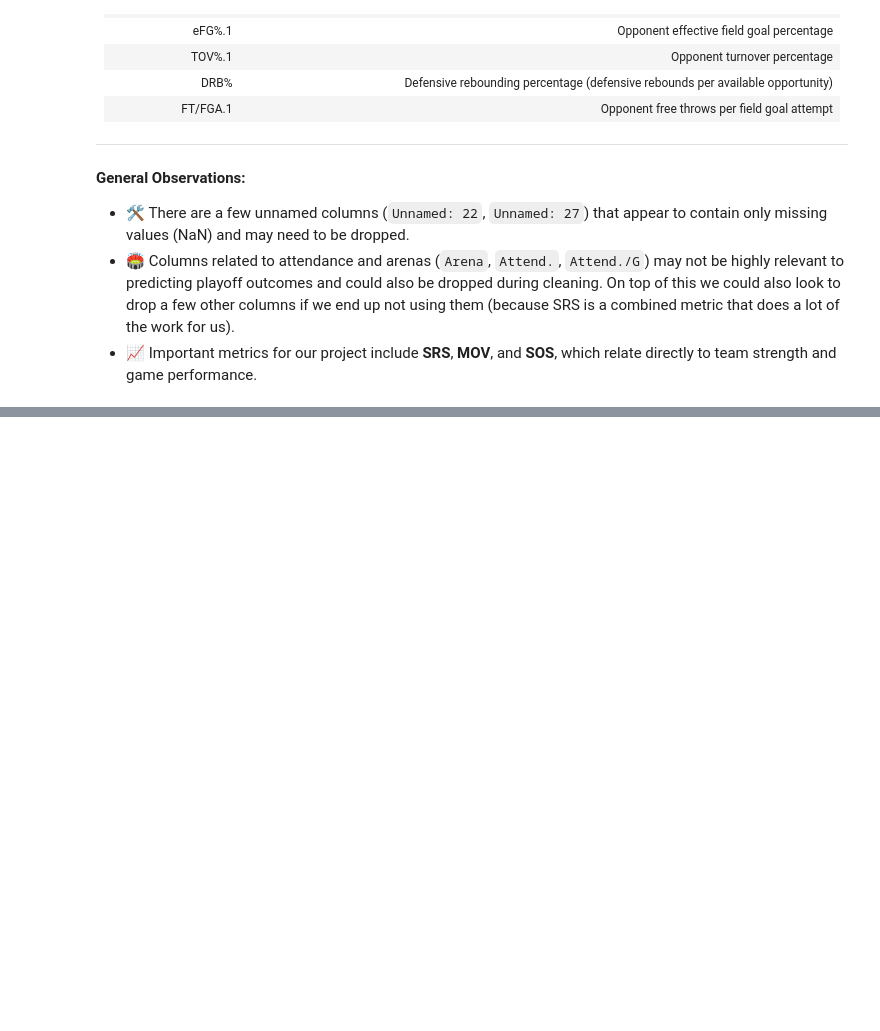
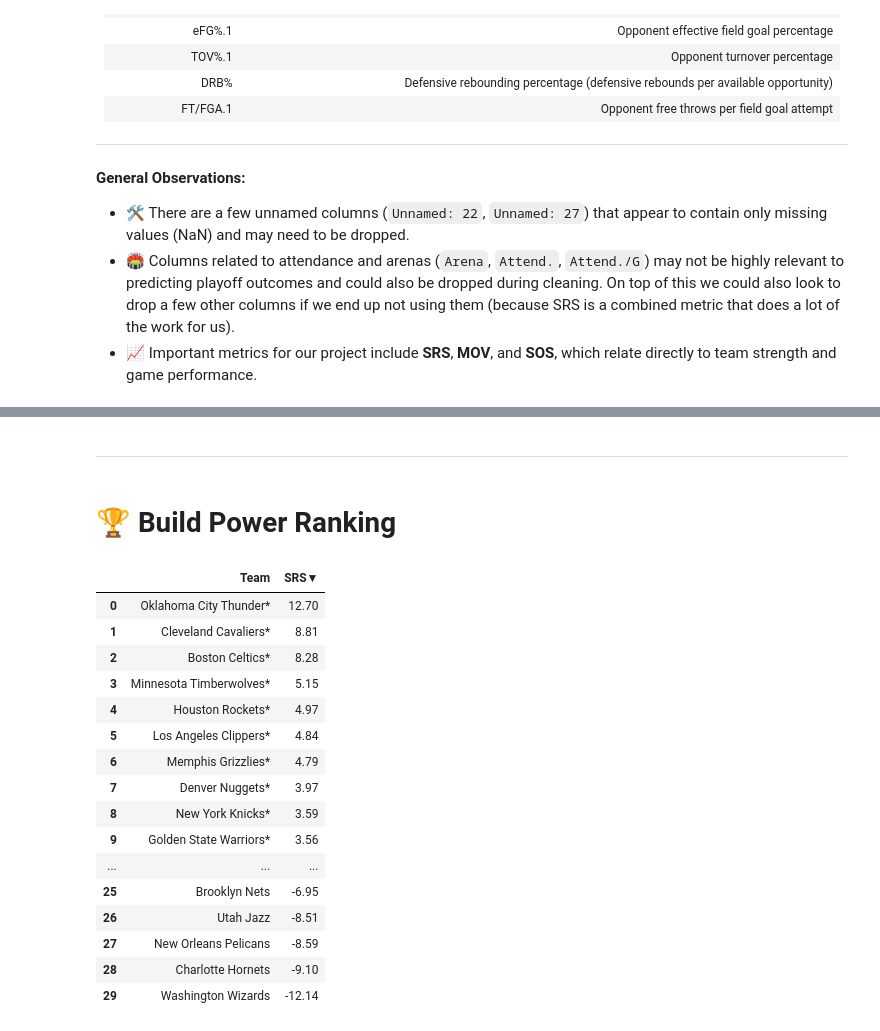
Before and after one commit to JulianLoutzenhiser/cs356_NBA_Analysis, a Jupyter notebook: stachb_finalproject_lab3 (1).ipynb, the cells around one changed output, grey strips where cells are left out. Saved outputs shown, nothing was run; the diff lists cells and outputs as text; code cells hidden in the pictures; blank space fills up the shorter version.

Commit message:
SRS Power Ranking

```diff
--- a/stachb_finalproject_lab3.ipynb
+++ b/stachb_finalproject_lab3 (1).ipynb
@@ -114,0 +120,12 @@ df.head(32)
+# %%
+# 1. Drop 'Unnamed' columns
+teamdata = teamdata.drop(columns=[col for col in df.columns if 'Unnamed' in col])
+
+# 2. Drop 'Arena', 'Attend.', and 'Attend./G' columns
+teamdata = teamdata.drop(columns=['Arena', 'Attend.', 'Attend./G'])
+
+# 3. Double-check missing values after dropping
+print(teamdata.isnull().sum())
+
+# 4. Confirm data types
+print(teamdata.dtypes)
@@ -114,0 +150,29 @@ df.head(32)
+# %% [markdown]
+---
+# %% [markdown]
+# 🏆 Build Power Ranking
+# %%
+# 1. Sort teams by SRS (Simple Rating System) in descending order
+power_ranking = teamdata.sort_values(by='SRS▼', ascending=False).reset_index(drop=True)
+
+
+# 3. Display the top teams
+power_ranking[['Team', 'SRS▼']]
+# %% [output]
+|  | Team | SRS▼ |
+| 0 | Oklahoma City Thunder* | 12.70 |
+| 1 | Cleveland Cavaliers* | 8.81 |
+| 2 | Boston Celtics* | 8.28 |
+| 3 | Minnesota Timberwolves* | 5.15 |
+| 4 | Houston Rockets* | 4.97 |
+| 5 | Los Angeles Clippers* | 4.84 |
+| 6 | Memphis Grizzlies* | 4.79 |
+| 7 | Denver Nuggets* | 3.97 |
+| 8 | New York Knicks* | 3.59 |
+| 9 | Golden State Warriors* | 3.56 |
+| ... | ... | ... |
+| 25 | Brooklyn Nets | -6.95 |
+| 26 | Utah Jazz | -8.51 |
+| 27 | New Orleans Pelicans | -8.59 |
+| 28 | Charlotte Hornets | -9.10 |
+| 29 | Washington Wizards | -12.14 |
```
Also changed, not shown: parts of 6 cells of this notebook.
